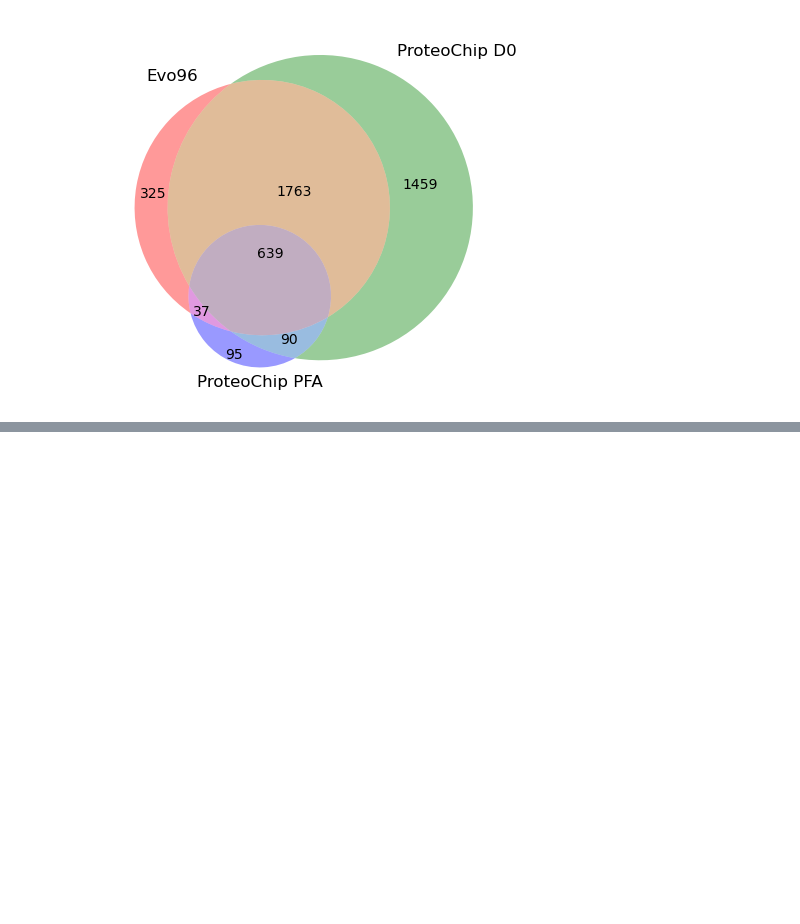
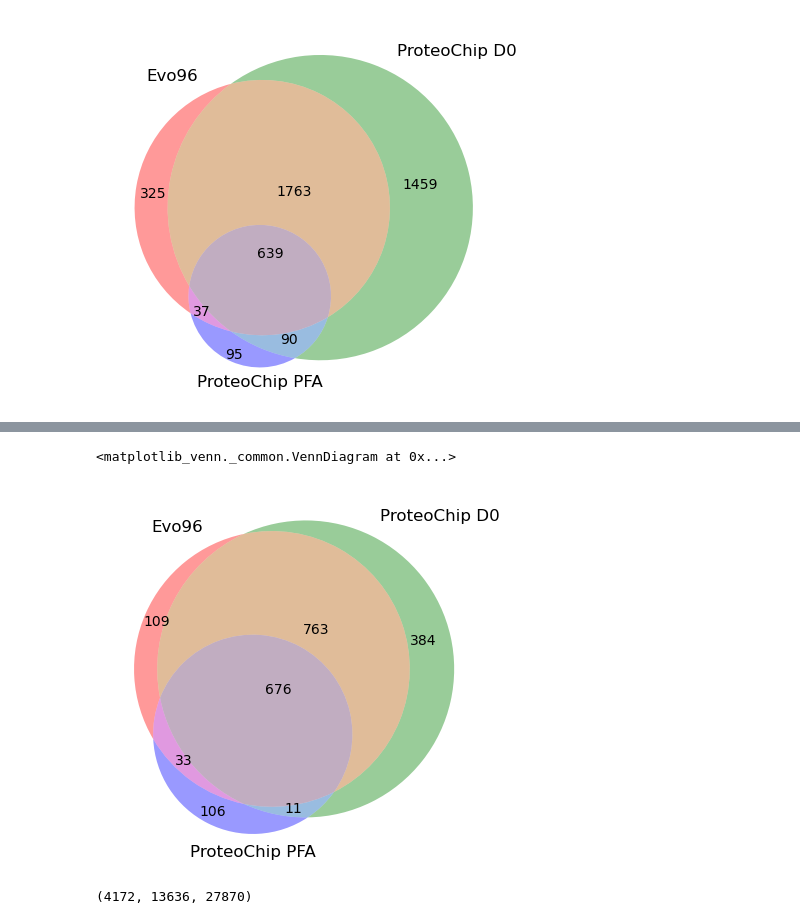
Before and after one commit to TineClaeys/MLMarker, a Jupyter notebook: Projects/organoids_pauline/Organoids_MLMarker_smapleprep_SCP.ipynb, the cells around one changed output, grey strips where cells are left out. Cells and saved outputs as stored; diff of their text form; code cells hidden in the pictures; blank space fills up the shorter version.

```diff
--- a/Projects/organoids_pauline/Organoids_MLMarker_smapleprep_SCP.ipynb
+++ b/Projects/organoids_pauline/Organoids_MLMarker_smapleprep_SCP.ipynb
@@ -885,0 +582,22 @@ sns.heatmap(correlation_matrix, cmap='coolwarm', center=0)
+# %%
+import pandas as pd
+import seaborn as sns
+import matplotlib.pyplot as plt
+from gprofiler import GProfiler
+
+# Initialize g:Profiler
+gp = GProfiler(return_dataframe=True)
+
+# Dictionary to store GO terms and p-values for each tissue
+go_dict = {}
+
+
+# Perform GO enrichment analysis for each tissue and store p-values
+for prots, name in zip(protein_lists, ['Evo96', 'ProteoChip D0', 'ProteoChip PFA']):
+    results = gp.profile(organism='hsapiens', query=list(prots), sources=['GO:BP', 'GO:MF', 'GO:CC', 'HPA'])
+    results = results[results['p_value']< 0.01]
+    # Store results in the dictionary: {tissue: {GO_term: p-value}}
+    go_dict[name] = dict(zip(results['name'], results['p_value']))
+
+go_df = pd.DataFrame.from_dict(go_dict, orient='columns').fillna(0)
+go_df.tail()
@@ -885,0 +611,6 @@ sns.heatmap(correlation_matrix, cmap='coolwarm', center=0)
+# %%
+#make a venn diagram of go_dict terms
+venn3([set(go_dict['Evo96'].keys()), set(go_dict['ProteoChip D0'].keys()), set(go_dict['ProteoChip PFA'].keys())], ('Evo96', 'ProteoChip D0', 'ProteoChip PFA'))
+# %% [output]
+<matplotlib_venn._common.VennDiagram at 0x...>
+[figure, added]
@@ -885,0 +626,4 @@ sns.heatmap(correlation_matrix, cmap='coolwarm', center=0)
+# %%
+len(pfa_sequences), len(ev096_sequences), len(d0_sequences)
+# %% [output]
+(4172, 13636, 27870)
```
Also changed, not shown: parts of 53 cells of this notebook, 6 other files.
